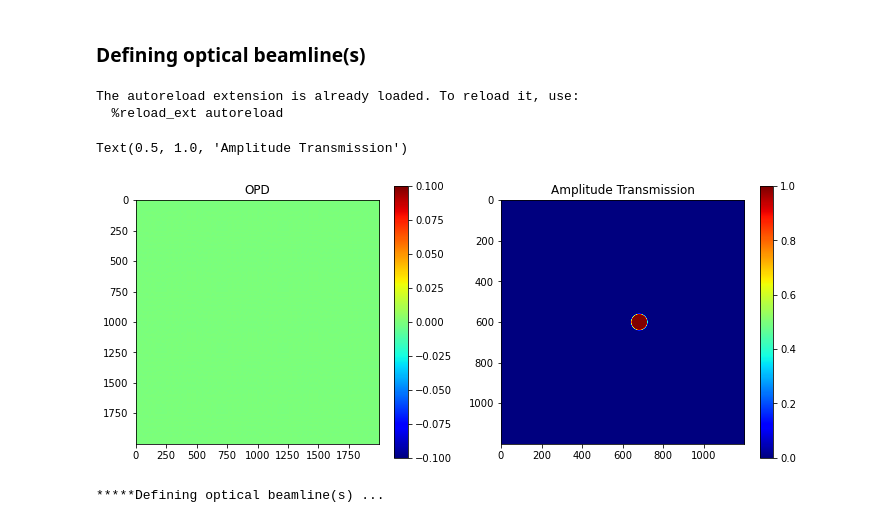
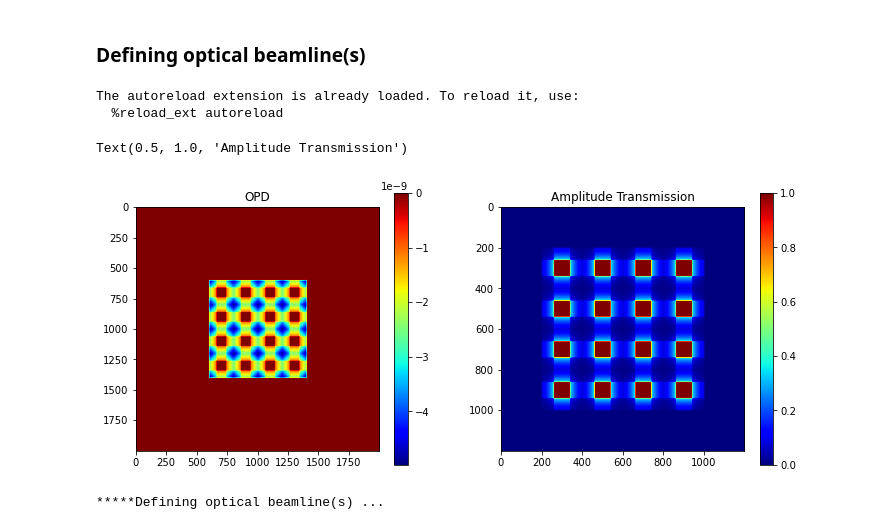
Before and after one commit to nanw0321/SRW_Mono, a Jupyter notebook: WPG_Customize_OE.ipynb, the cells around one changed output. Cells and saved outputs as stored; diff of their text form; code cells hidden in the pictures.

Commit message:
Added prism array simulation

```diff
--- a/WPG_Customize_OE.ipynb
+++ b/WPG_Customize_OE.ipynb
@@ -217,43 +215,47 @@ n = 0.99999            # refractive index
 d_abs = 100e-6        # absorption depth
 
 ''' OE variables '''
-f = 10            # focal length (if lens)
-r_hole = 10e-6    # aperture (if pinhole)
+f = 0.5             # focal length (if lens)
+r_hole = 15e-6    # aperture (if pinhole)
+slope = 10.0
+d_hole = 20e-6
 
 OE_Apt = SRWLOptA('r','a',OE_width,OE_width)
 #OE_Tr = SRWLOptT(nx,ny,OE_width,OE_width,_Fx=f,_Fy=f,_x=0,_y=0,_eStart=E,_eFin=E)  # Fx given if lens
 OE_Tr = SRWLOptT(nx,ny,OE_width,OE_width,_x=0,_y=0,_eStart=E,_eFin=E)              # Fx not given if aperture
 
 OE_x = np.linspace(-OE_width/2,OE_width/2,nx)
 OE_y = np.linspace(-OE_width/2,OE_width/2,ny)
 OE_x, OE_y = np.meshgrid(OE_x,OE_y)
 
 #OE_z = Perfect_lens(OE_x,OE_y,n,f)
 #OE_z = Perfect_lens_array(OE_x,OE_y,n,f,nlx,nly)
-OE_z = Pinhole(OE_x,OE_y,r_hole,xoff=20e-6)
+#OE_z = Pinhole(OE_x,OE_y,r_hole,xoff=20e-6)
 #OE_z = Pinhole_array(OE_x,OE_y,r_hole,nlx,nly)
+#OE_z = Prism(OE_x,OE_y,slope,d_hole)
+OE_z = Prism_array(OE_x,OE_y,slope,d_hole,nlx,nly)
 Calc_OPD_and_AmpTr(OE_Tr, OE_z, n,d_abs)
 
 
 OPD_show = np.array(OE_Tr.arTr)[1::2].reshape(ny,nx)
 AmpTr_show = np.array(OE_Tr.arTr)[0::2].reshape(ny,nx)
 
 # plot transmission and OPD
 plt.figure(figsize=(12,5))
 plt.subplot(1,2,1)
 plt.imshow(OPD_show,cmap='jet')
 plt.title('OPD')
 plt.colorbar()
 plt.subplot(1,2,2)
 plt.imshow(AmpTr_show[int(nx*0.2):int(nx*0.8),int(ny*0.2):int(ny*0.8)],cmap='jet')
 #plt.imshow(AmpTr_show,cmap='jet')
 plt.colorbar()
 plt.title('Amplitude Transmission')
 # %% [output]
 The autoreload extension is already loaded. To reload it, use:
   %reload_ext autoreload
 Text(0.5, 1.0, 'Amplitude Transmission')
-[figure, old version]
+[figure, new version]
 # %%
 ''' WPG '''
 print('*****Defining optical beamline(s) ...')
```
Also changed, not shown: parts of 7 cells of this notebook, 44 other files.
